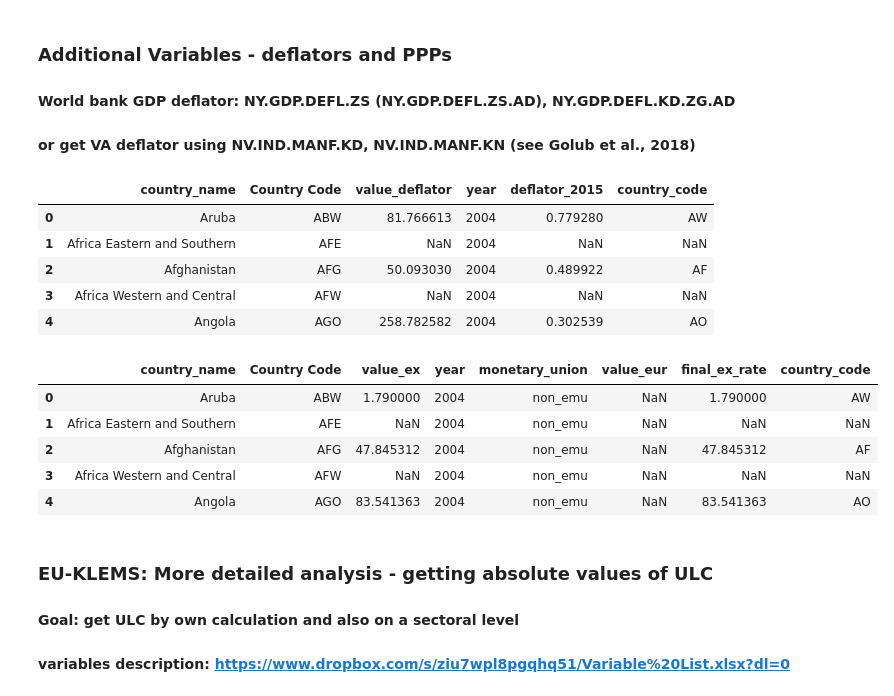
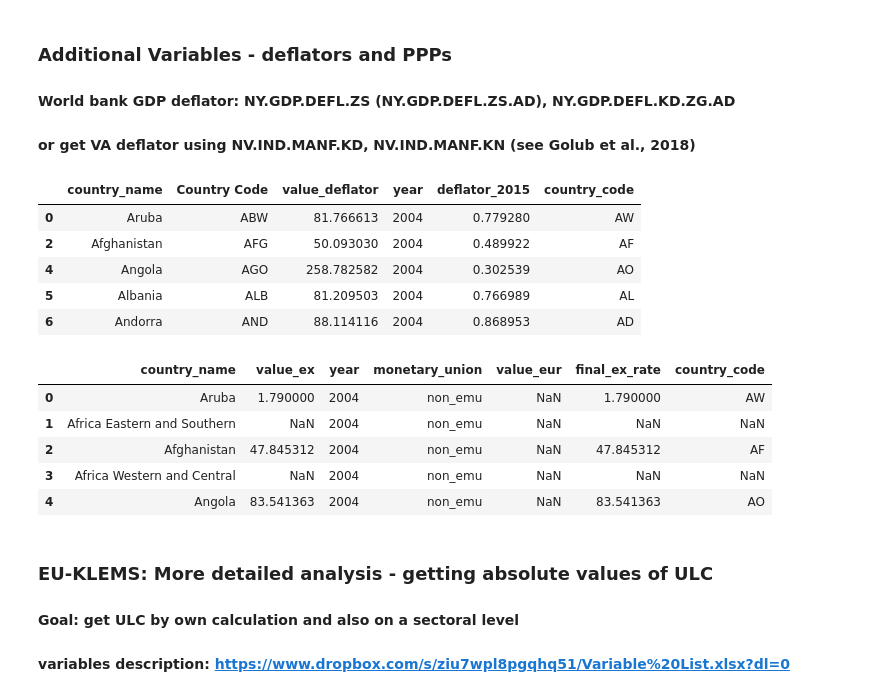
Before and after one commit to JanPintera/ad_hocPy, a Jupyter notebook: cee_competitiveness/CEE_competitivness.ipynb, the cells around one changed output. Saved outputs shown, nothing was run; the diff lists cells and outputs as text; code cells hidden in the pictures.

```diff
--- a/cee_competitiveness/CEE_competitivness.ipynb
+++ b/cee_competitiveness/CEE_competitivness.ipynb
@@ -23,13 +24,3 @@ from helper import oecd_res2df, harmonise_base_year, do_fuzzy_search
-# %%
-visegrad = {'CZ': "Czech Republic", 'HU': "Hungary", 'PL': "Poland", 'SK': "Slovak Republic"}
-CEE_non_core = {'RO': 'Romania', 'BG': 'Bulgaria', 'EE': 'Estonia', 'LT': 'Lithuania', 'LV': 'Latvia', 'SI': 'Slovenia'}
-germany_plus = {'DE': 'Germany', 'AT': "Austria"}
-southern = {'IT': 'Italy', 'ES': 'Spain', 'PT': 'Portugal', 'GR': 'Greece'}
-west = {'NL': 'Netherlands', 'BE': 'Belgium', 'UK': 'United Kingdom', 'FR': 'France', 'LU': 'Luxembourg', 'IR': 'Ireland'}
-north = {'NOR': 'Norway', 'SE': 'Sweden', 'DK': 'Denmark', 'FI': 'Finland'}
-emu = {'AT': 'Austria', 'BE': 'Belgium', 'CYP': 'Cyprus', 'EE': 'Estonia', 'FI': 'Finland', 'FR': 'France',
-       'DE': 'Germany', 'GR': 'Greece', 'IR': 'Ireland', 'IT': 'Italy', 'LV': 'Latvia', 'LT': 'Lithuania', 'LU': 'Luxembourg',
-        'MLT': 'Malta', 'NL': 'Netherlands', 'PT': 'Portugal', 'SK': "Slovak Republic", "SI": "Slovenia", "ES": "Spain"}
 # %% [markdown]
 ### Dustmann (2014) - Figure 1 = ULC
 # %%
@@ -247,45 +238,49 @@ gdp_deflator = gdp_deflator_raw.melt(id_vars=['Country Name', 'Country Code'], v
 gdp_deflator['year'] = gdp_deflator['variable'].str.split(" ", n = 1, expand = True)[0].astype(int)
 gdp_deflator = gdp_deflator.rename(columns={'Country Name': 'country_name', 'value': 'value_deflator'}).drop('variable', axis=1)
 gdp_deflator = gdp_deflator.groupby('country_name').apply(lambda x: harmonise_base_year(x, 2015)) # Harmonize the deflator to 2015 = deflator_2015
+gdp_deflator = gdp_deflator.loc[lambda x: ~x['country_name'].isin(['Curacao'])]
 gdp_deflator['country_code'] = gdp_deflator['country_name'].apply(lambda x: do_fuzzy_search(x))
 gdp_deflator.dropna().head()
 # %% [output]
 |  | country_name | Country Code | value_deflator | year | deflator_2015 | country_code |
 | 0 | Aruba | ABW | 81.766613 | 2004 | 0.779280 | AW |
-| 1 | Africa Eastern and Southern | AFE | NaN | 2004 | NaN | NaN |
 | 2 | Afghanistan | AFG | 50.093030 | 2004 | 0.489922 | AF |
-| 3 | Africa Western and Central | AFW | NaN | 2004 | NaN | NaN |
 | 4 | Angola | AGO | 258.782582 | 2004 | 0.302539 | AO |
+| 5 | Albania | ALB | 81.209503 | 2004 | 0.766989 | AL |
+| 6 | Andorra | AND | 88.114116 | 2004 | 0.868953 | AD |
 # %%
 ## PPP exchange rate use World Bank: PA.NUS.PPP
 ppp_raw =  pd.read_csv("WB_PA.NUS.PPP.csv")
 ppp_raw = ppp_raw.melt(id_vars=['Country Name', 'Country Code'], value_vars=val_cols)
 ppp_raw['year'] = ppp_raw['variable'].str.split(" ", n = 1, expand = True)[0].astype(int)
 ppp_raw = ppp_raw.rename(columns={'Country Name': 'country_name', 'value': 'value_ppp'})
+ppp_raw = ppp_raw.loc[lambda x: ~x['country_name'].isin(['Curacao'])]
 ppp_raw['country_code'] = ppp_raw['country_name'].apply(lambda x: do_fuzzy_search(x))
-ppp_raw = ppp_raw.drop('variable', axis=1)
+ppp_raw = ppp_raw.drop(['variable', 'Country Code'], axis=1)
 
 # market exchange rate: PA.NUS.FCRF
-#ex = pd.read_csv("PA.NUS.FCRF.csv")
 ex = pd.read_csv("WB_PA.NUS.FCRF.csv")
 ex = ex.melt(id_vars=['Country Name', 'Country Code'], value_vars=val_cols)
 ex['year'] = ex['variable'].str.split(" ", n = 1, expand = True)[0].astype(int)
 ex = ex.rename(columns={'Country Name': 'country_name', 'value': 'value_ex'})
-ex = ex.drop('variable', axis=1)
+ex = ex.loc[lambda x: ~x['country_name'].isin(['Curacao'])]
+ex = ex.drop(['variable'], axis=1)
 
 ex_emu = ex[ex["Country Code"] == 'EMU'].rename(columns = {'value_ex': 'value_eur', 'country_name': 'monetary_union'}).drop('Country Code', axis=1) # get Euro ExR
 ex['monetary_union'] = np.where(ex['country_name'].isin(emu.values()), "Euro area", "non_emu")
 ex = ex.merge(ex_emu, on=['monetary_union', 'year'], how='left')
-ex['final_ex_rate'] = ex['value_ex'].combine_first(ex['value_eur']) # Only diff to value_ex is that Euro area countries have NaNs for Ex after they adopt Euro,this fixes it
+# NOTE: AS Unido data is in Euro even before country's euro adoption, final_ex_rate = euro rate all the time
+ex['final_ex_rate'] = ex['value_eur'].combine_first(ex['value_ex']) # Only diff to value_ex is that Euro area countries have NaNs for Ex after they adopt Euro.
 ex['country_code'] = ex['country_name'].apply(lambda x: do_fuzzy_search(x))
+ex = ex.drop(['Country Code'], axis=1)
 ex.head()
 # %% [output]
-|  | country_name | Country Code | value_ex | year | monetary_union | value_eur | final_ex_rate | country_code |
-| 0 | Aruba | ABW | 1.790000 | 2004 | non_emu | NaN | 1.790000 | AW |
-| 1 | Africa Eastern and Southern | AFE | NaN | 2004 | non_emu | NaN | NaN | NaN |
-| 2 | Afghanistan | AFG | 47.845312 | 2004 | non_emu | NaN | 47.845312 | AF |
-| 3 | Africa Western and Central | AFW | NaN | 2004 | non_emu | NaN | NaN | NaN |
-| 4 | Angola | AGO | 83.541363 | 2004 | non_emu | NaN | 83.541363 | AO |
+|  | country_name | value_ex | year | monetary_union | value_eur | final_ex_rate | country_code |
+| 0 | Aruba | 1.790000 | 2004 | non_emu | NaN | 1.790000 | AW |
+| 1 | Africa Eastern and Southern | NaN | 2004 | non_emu | NaN | NaN | NaN |
+| 2 | Afghanistan | 47.845312 | 2004 | non_emu | NaN | 47.845312 | AF |
+| 3 | Africa Western and Central | NaN | 2004 | non_emu | NaN | NaN | NaN |
+| 4 | Angola | 83.541363 | 2004 | non_emu | NaN | 83.541363 | AO |
 # %% [markdown]
 ### EU-KLEMS: More detailed analysis - getting absolute values of ULC
 #### Goal: get ULC by own calculation and also on a sectoral level
```
Also changed, not shown: parts of 16 cells of this notebook.
